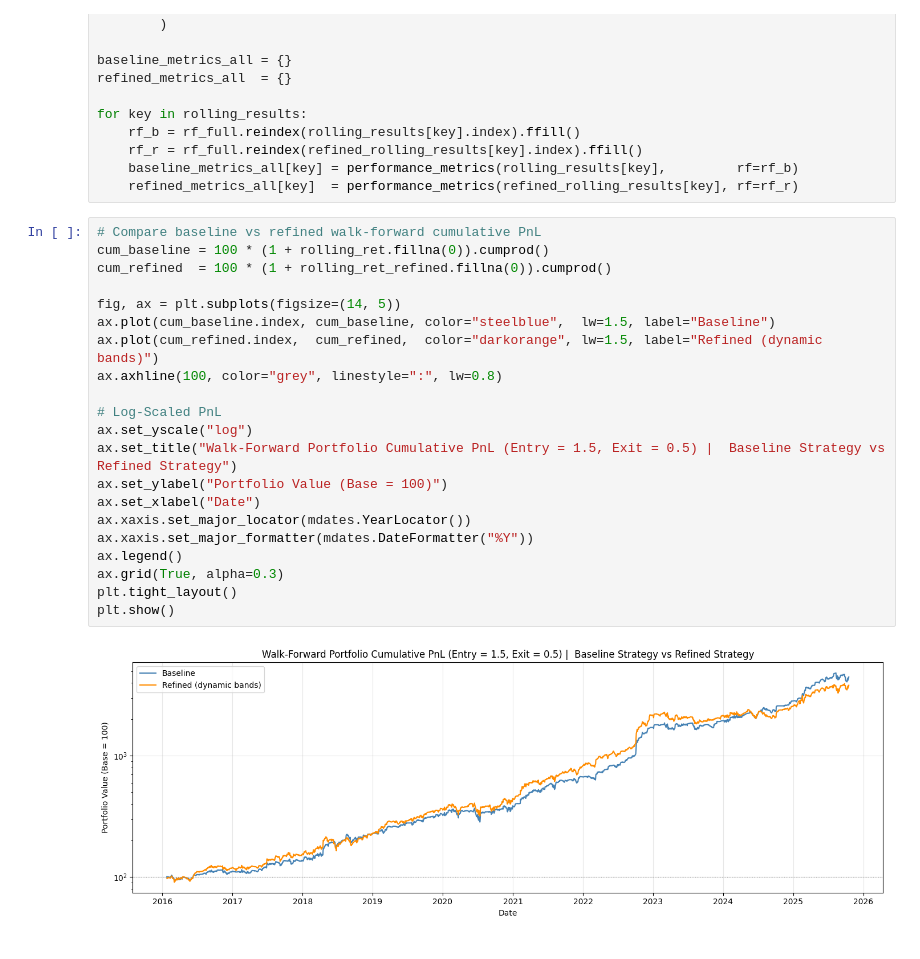
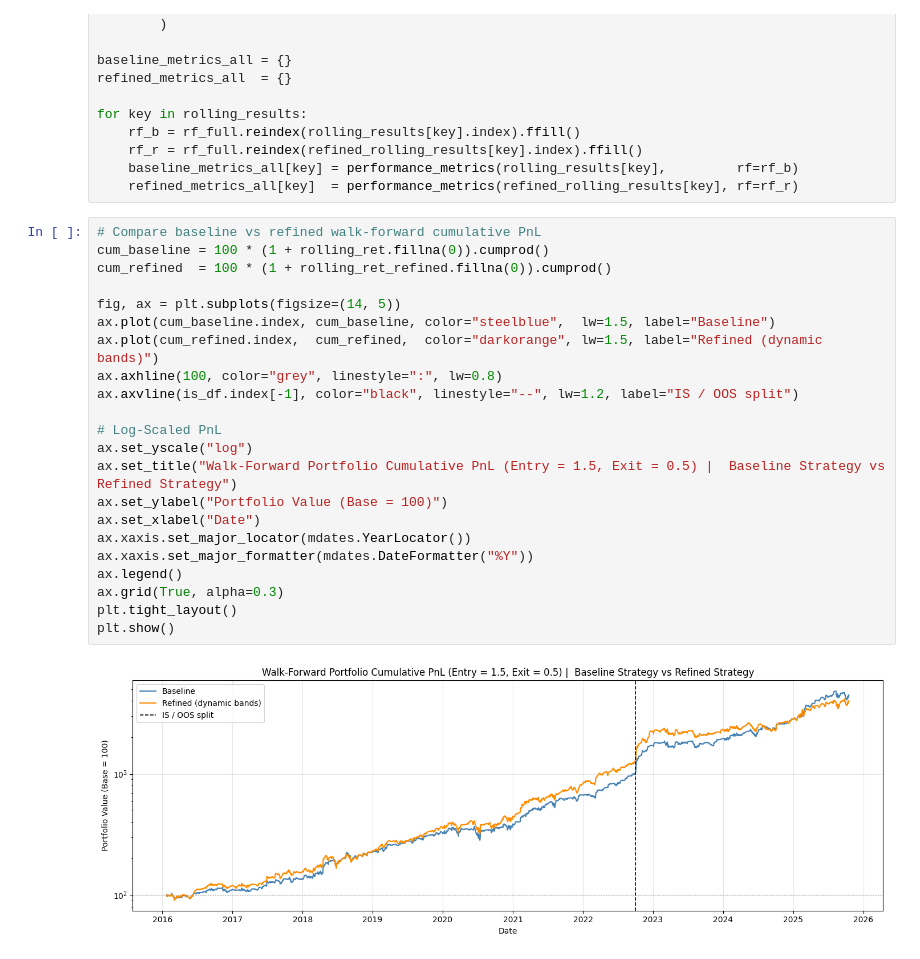
Before and after one commit to hivan04/applied-project-06039211, a Jupyter notebook: notebooks/8_rolling_backtest.ipynb, the cells around one changed output. Drawn from its saved outputs; the diff is of its cells as text.

```diff
--- a/notebooks/8_rolling_backtest.ipynb
+++ b/notebooks/8_rolling_backtest.ipynb
@@ -289,26 +306,27 @@ for key in rolling_results:
 # %%
 # Compare baseline vs refined walk-forward cumulative PnL
 cum_baseline = 100 * (1 + rolling_ret.fillna(0)).cumprod()
 cum_refined  = 100 * (1 + rolling_ret_refined.fillna(0)).cumprod()
 
 fig, ax = plt.subplots(figsize=(14, 5))
 ax.plot(cum_baseline.index, cum_baseline, color="steelblue",  lw=1.5, label="Baseline")
 ax.plot(cum_refined.index,  cum_refined,  color="darkorange", lw=1.5, label="Refined (dynamic bands)")
 ax.axhline(100, color="grey", linestyle=":", lw=0.8)
+ax.axvline(is_df.index[-1], color="black", linestyle="--", lw=1.2, label="IS / OOS split")
 
 # Log-Scaled PnL
 ax.set_yscale("log")
 ax.set_title("Walk-Forward Portfolio Cumulative PnL (Entry = 1.5, Exit = 0.5) |  Baseline Strategy vs Refined Strategy")
 ax.set_ylabel("Portfolio Value (Base = 100)")
 ax.set_xlabel("Date")
 ax.xaxis.set_major_locator(mdates.YearLocator())
 ax.xaxis.set_major_formatter(mdates.DateFormatter("%Y"))
 ax.legend()
 ax.grid(True, alpha=0.3)
 plt.tight_layout()
 plt.show()
 # %% [output]
-[figure, old version]
+[figure, new version]
 # %%
 for key in rolling_results:
     cum_baseline = 100 * (1 + rolling_results[key].fillna(0)).cumprod()
```
Also changed, not shown: parts of 8 cells of this notebook, 19 other files.
